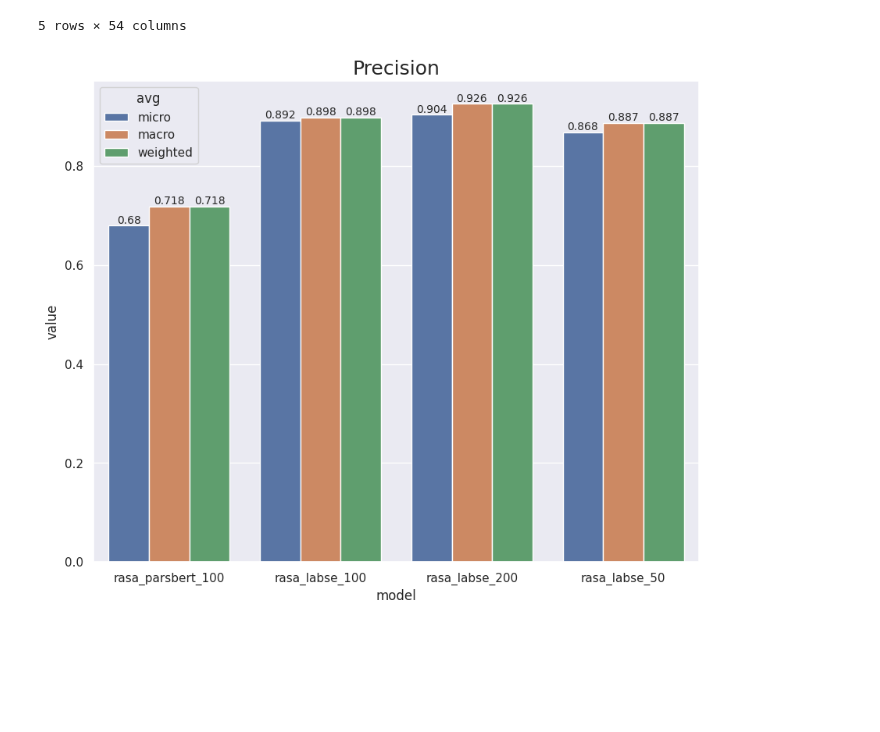
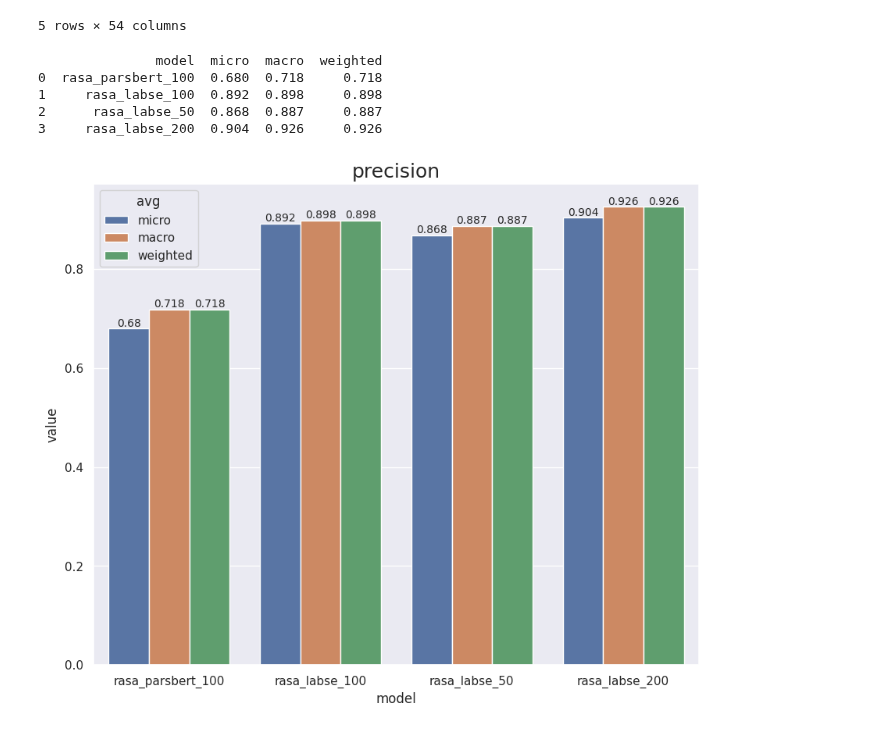
Before and after one commit to VavRe/nlp-ut, a Jupyter notebook: CA6/Rasa_FAQ_Chatbot.ipynb, the cells around one changed output. Cells and saved outputs as stored; diff of their text form; code cells hidden in the pictures; blank space fills up the shorter version.

Commit message:
visualizations added

```diff
--- a/CA6/Rasa_FAQ_Chatbot.ipynb
+++ b/CA6/Rasa_FAQ_Chatbot.ipynb
@@ -352,36 +336,51 @@ rasa_labse_100
 # %%
 # Plot 3 stacked bar chart for precision, recall and f1-score, in x axis each stack is a model like parsbert_100 and labse_100, each stack has three bars which are the value of precision, recall and f1-score for micro avg, macro avg and weighted avg
 
+data_dfs = [rasa_parsbert_100, rasa_labse_100, rasa_labse_50, rasa_labse_200]
+data_dfs_str = ["rasa_parsbert_100", "rasa_labse_100", "rasa_labse_50", "rasa_labse_200"]
+
+def plot_results(metric,data_dfs,data_dfs_str):
+    metric_data = {}
+    metric_data["model"] = data_dfs_str
+    metric_data["micro"] = []
+    metric_data["macro"] = []
+    metric_data["weighted"] = []
+
+    for df in data_dfs:
+        metric_data["micro"].append(df["micro avg"][metric])
+        metric_data["macro"].append(df["macro avg"][metric])
+        metric_data["weighted"].append(df["weighted avg"][metric])
 
 
-prec_data = {
-    "model":["rasa_parsbert_100","rasa_labse_100","rasa_labse_200","rasa_labse_50"],
-    "micro":[rasa_parsbert_100["micro avg"]["precision"],rasa_labse_100["micro avg"]["precision"],rasa_labse_200["micro avg"]["precision"],rasa_labse_50["micro avg"]["precision"]],
-    "macro":[rasa_parsbert_100["macro avg"]["precision"],rasa_labse_100["macro avg"]["precision"],rasa_labse_200["macro avg"]["precision"],rasa_labse_50["macro avg"]["precision"]],
-    "weighted":[rasa_parsbert_100["weighted avg"]["precision"],rasa_labse_100["weighted avg"]["precision"],rasa_labse_200["weighted avg"]["precision"],rasa_labse_50["weighted avg"]["precision"]]
-}
 
-# round all numbers in prec_data to 2 decimal places
-for key in prec_data.keys():
-    if key != "model":
-        prec_data[key] = [round(num,3) for num in prec_data[key]]
+    # round all numbers in prec_data to 2 decimal places
+    for key in metric_data.keys():
+        if key != "model":
+            metric_data[key] = [round(num,3) for num in metric_data[key]]
 
+    metric_df = pd.DataFrame(metric_data)
+    print(metric_df)
+    metric_df = metric_df.melt(id_vars="model",var_name="avg",value_name="value")
 
-prec_df = pd.DataFrame(prec_data)
-prec_df = prec_df.melt(id_vars="model",var_name="avg",value_name="value")
+    sns.set_style("whitegrid")
+    sns.set_palette("husl")
+    sns.set(rc={'figure.figsize':(10,8)})
+    ax = sns.barplot(x="model",y="value",hue="avg",data=metric_df)
 
-sns.set_style("whitegrid")
-sns.set_palette("husl")
-sns.set(rc={'figure.figsize':(10,8)})
-ax = sns.barplot(x="model",y="value",hue="avg",data=prec_df)
+    # Add value labels to each bar
+    for p in ax.containers:
+        ax.bar_label(p, label_type='edge', fontsize=10)
 
-# Add value labels to each bar
-for p in ax.containers:
-    ax.bar_label(p, label_type='edge', fontsize=10)
+    # Add Precision title to the plot
+    plt.title(metric,fontsize=18)
 
-# Add Precision title to the plot
-plt.title("Precision",fontsize=18)
-
-plt.show()
+    plt.show()
-# %% [output]
-[figure, removed]
+# %%
+plot_results("precision",data_dfs,data_dfs_str)
+# %% [output]
+               model  micro  macro  weighted
+0  rasa_parsbert_100  0.680  0.718     0.718
+1     rasa_labse_100  0.892  0.898     0.898
+2      rasa_labse_50  0.868  0.887     0.887
+3     rasa_labse_200  0.904  0.926     0.926
+[figure, added]
```
Also changed, not shown: parts of 22 cells of this notebook, 2 other files.
